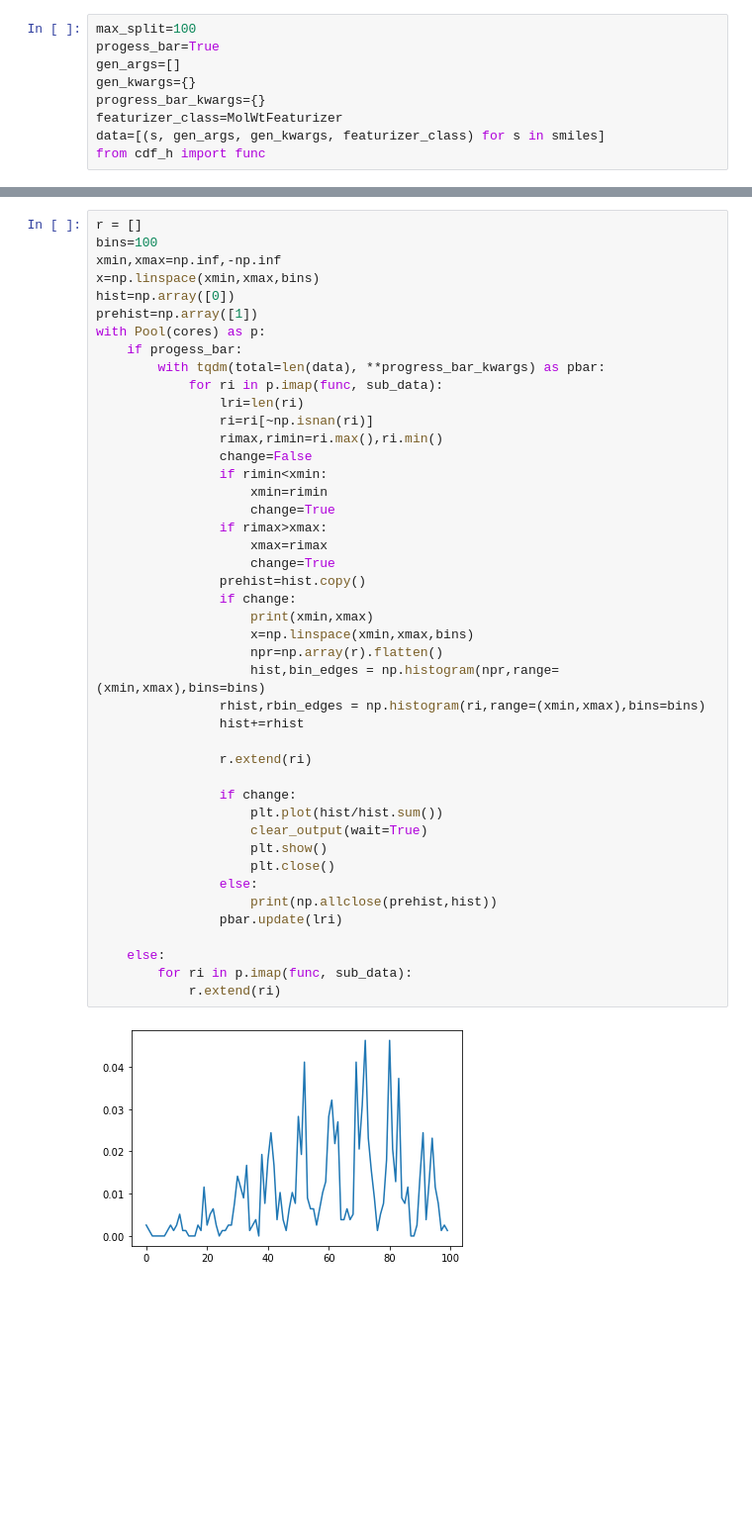
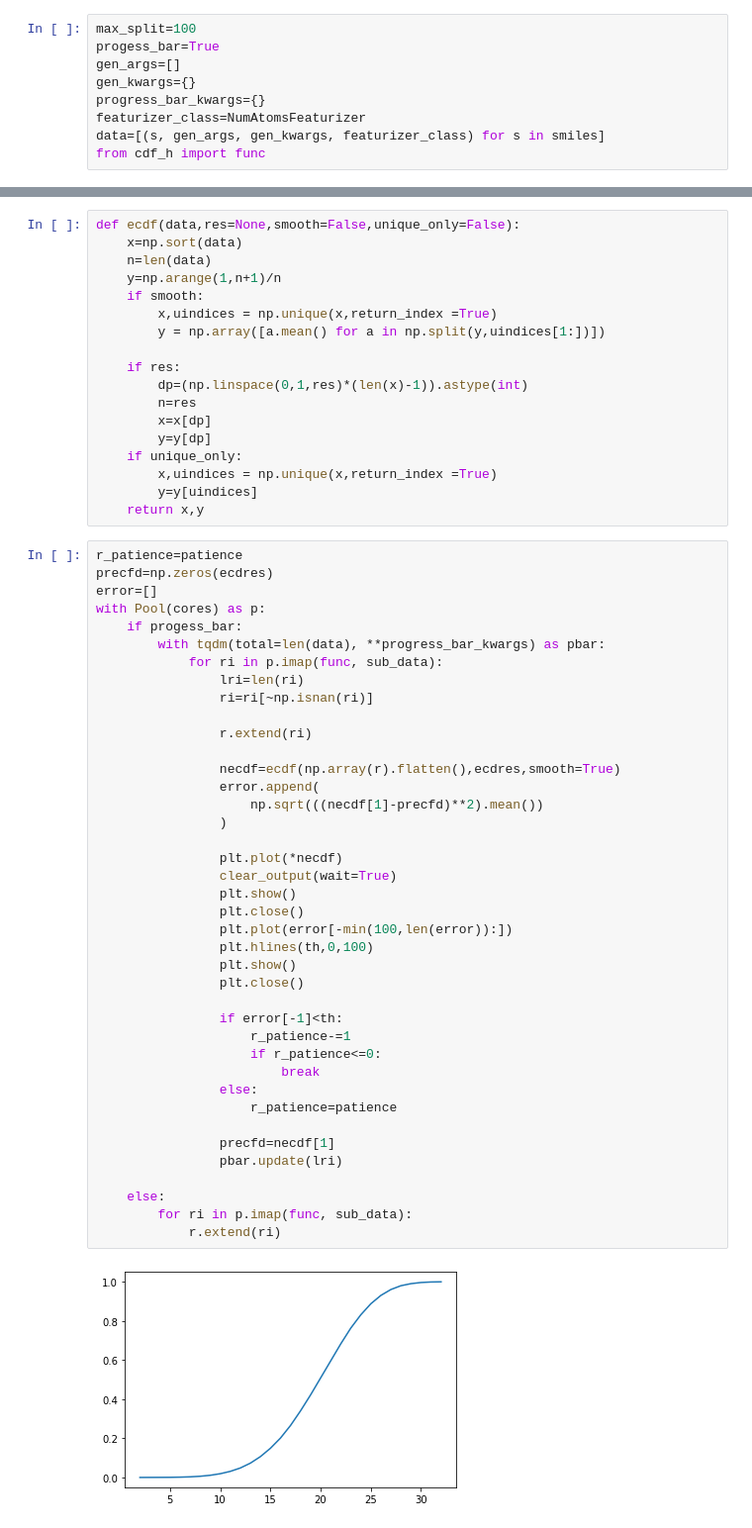
Before and after one commit to JulianKimmig/molNet, a Jupyter notebook: tools/cdf.ipynb, the cells around one changed output, grey strips where cells are left out. Shown at 99% size. Drawn from its saved outputs; the diff is of its cells as text; blank space fills up the shorter version.

Commit message:
ecdf dev

```diff
--- a/tools/cdf.ipynb
+++ b/tools/cdf.ipynb
@@ -21,7 +43,7 @@ progess_bar=True
 gen_args=[]
 gen_kwargs={}
 progress_bar_kwargs={}
-featurizer_class=MolWtFeaturizer
+featurizer_class=NumAtomsFeaturizer
 data=[(s, gen_args, gen_kwargs, featurizer_class) for s in smiles]
 from cdf_h import func
 # %%
@@ -36,46 +68,60 @@ len(sub_data),cores
+# %%
+def ecdf(data,res=None,smooth=False,unique_only=False):
+    x=np.sort(data)
+    n=len(data)
+    y=np.arange(1,n+1)/n
+    if smooth:
+        x,uindices = np.unique(x,return_index =True)
+        y = np.array([a.mean() for a in np.split(y,uindices[1:])])
+
+    if res:
+        dp=(np.linspace(0,1,res)*(len(x)-1)).astype(int)
+        n=res
+        x=x[dp]
+        y=y[dp]
+    if unique_only:
+        x,uindices = np.unique(x,return_index =True)
+        y=y[uindices]
+    return x,y
 # %%
-r = []
-bins=100
-xmin,xmax=np.inf,-np.inf
-x=np.linspace(xmin,xmax,bins)
-hist=np.array([0])
-prehist=np.array([1])
+r_patience=patience
+precfd=np.zeros(ecdres)
+error=[]
 with Pool(cores) as p:
     if progess_bar:
         with tqdm(total=len(data), **progress_bar_kwargs) as pbar:
             for ri in p.imap(func, sub_data):
                 lri=len(ri)
                 ri=ri[~np.isnan(ri)]
-                rimax,rimin=ri.max(),ri.min()
-                change=False
-                if rimin<xmin:
-                    xmin=rimin
-                    change=True
-                if rimax>xmax:
-                    xmax=rimax
-                    change=True
-                prehist=hist.copy()
-                if change:
-                    print(xmin,xmax)
-                    x=np.linspace(xmin,xmax,bins)
-                    npr=np.array(r).flatten()
-                    hist,bin_edges = np.histogram(npr,range=(xmin,xmax),bins=bins)
-                rhist,rbin_edges = np.histogram(ri,range=(xmin,xmax),bins=bins)
-                hist+=rhist
 
                 r.extend(ri)
 
-                if change:
-                    plt.plot(hist/hist.sum())
-                    clear_output(wait=True)
-                    plt.show()
-                    plt.close()
+                necdf=ecdf(np.array(r).flatten(),ecdres,smooth=True)
+                error.append(
+                    np.sqrt(((necdf[1]-precfd)**2).mean())
+                )
+
+                plt.plot(*necdf)
+                clear_output(wait=True)
+                plt.show()
+                plt.close()
+                plt.plot(error[-min(100,len(error)):])
+                plt.hlines(th,0,100)
+                plt.show()
+                plt.close()
+
+                if error[-1]<th:
+                    r_patience-=1
+                    if r_patience<=0:
+                        break
                 else:
-                    print(np.allclose(prehist,hist))
+                    r_patience=patience
+
+                precfd=necdf[1]
                 pbar.update(lri)
 
     else:
         for ri in p.imap(func, sub_data):
             r.extend(ri)
 # %% [output]
-[figure, old version]
+[figure, new version]
```
Also changed, not shown: parts of 15 cells of this notebook, 1 other file.
